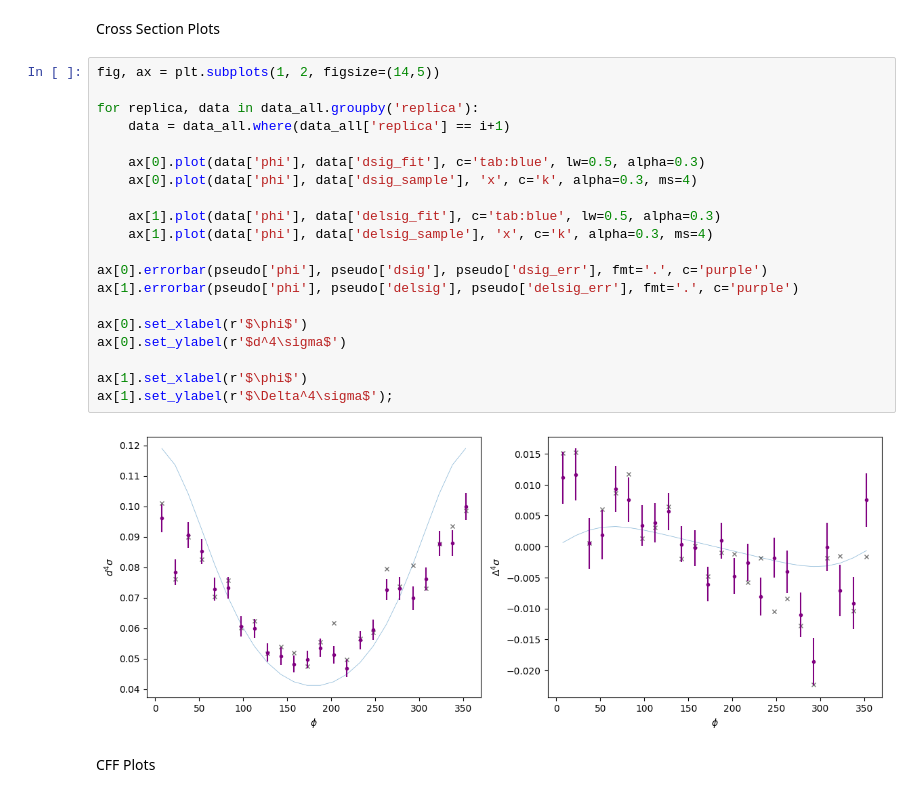
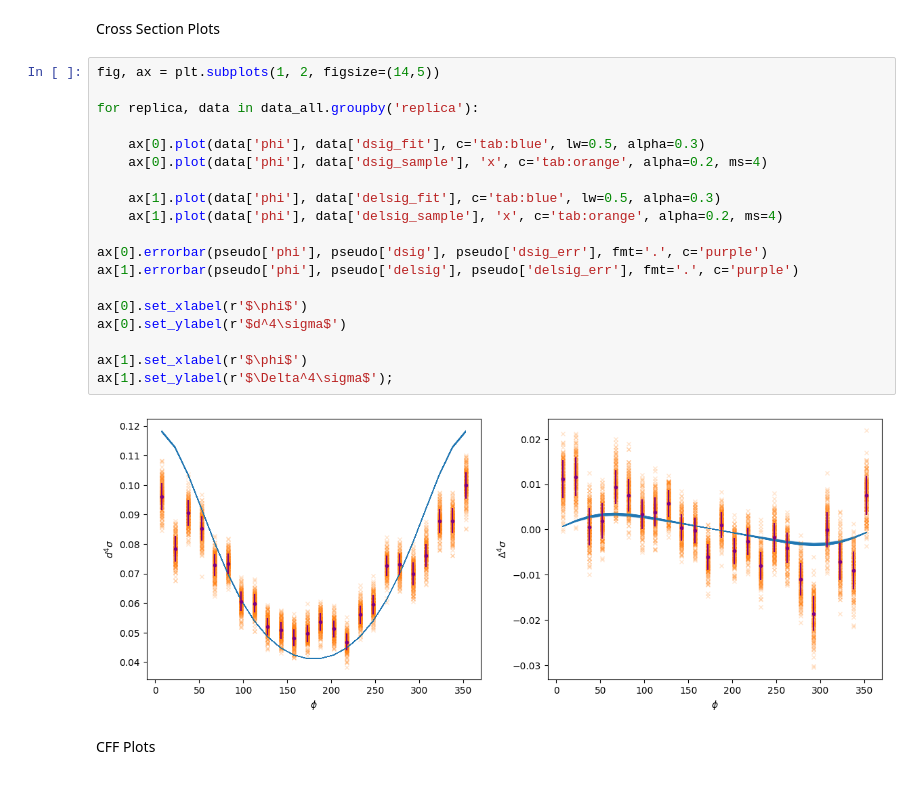
Before and after one commit to pratik-t/CFF-Fitting, a Jupyter notebook: Gen 2 TF/plot.ipynb, the cells around one changed output. Cells and saved outputs as stored; diff of their text form.

Commit message:
more data

```diff
--- a/Gen 2 TF/plot.ipynb
+++ b/Gen 2 TF/plot.ipynb
@@ -31,25 +31,24 @@ Cross Section Plots
 # %%
 fig, ax = plt.subplots(1, 2, figsize=(14,5))
 
 for replica, data in data_all.groupby('replica'):
-    data = data_all.where(data_all['replica'] == i+1)
 
     ax[0].plot(data['phi'], data['dsig_fit'], c='tab:blue', lw=0.5, alpha=0.3)
-    ax[0].plot(data['phi'], data['dsig_sample'], 'x', c='k', alpha=0.3, ms=4)
+    ax[0].plot(data['phi'], data['dsig_sample'], 'x', c='tab:orange', alpha=0.2, ms=4)
 
     ax[1].plot(data['phi'], data['delsig_fit'], c='tab:blue', lw=0.5, alpha=0.3)
-    ax[1].plot(data['phi'], data['delsig_sample'], 'x', c='k', alpha=0.3, ms=4)
+    ax[1].plot(data['phi'], data['delsig_sample'], 'x', c='tab:orange', alpha=0.2, ms=4)
 
 ax[0].errorbar(pseudo['phi'], pseudo['dsig'], pseudo['dsig_err'], fmt='.', c='purple')
 ax[1].errorbar(pseudo['phi'], pseudo['delsig'], pseudo['delsig_err'], fmt='.', c='purple')
 
 ax[0].set_xlabel(r'$\phi$')
 ax[0].set_ylabel(r'$d^4\sigma$')
 
 ax[1].set_xlabel(r'$\phi$')
 ax[1].set_ylabel(r'$\Delta^4\sigma$');
 # %% [output]
-[figure, old version]
+[figure, new version]
 # %% [markdown]
 CFF Plots
 # %%
```
Also changed, not shown: parts of 2 cells of this notebook, 4 other files.
